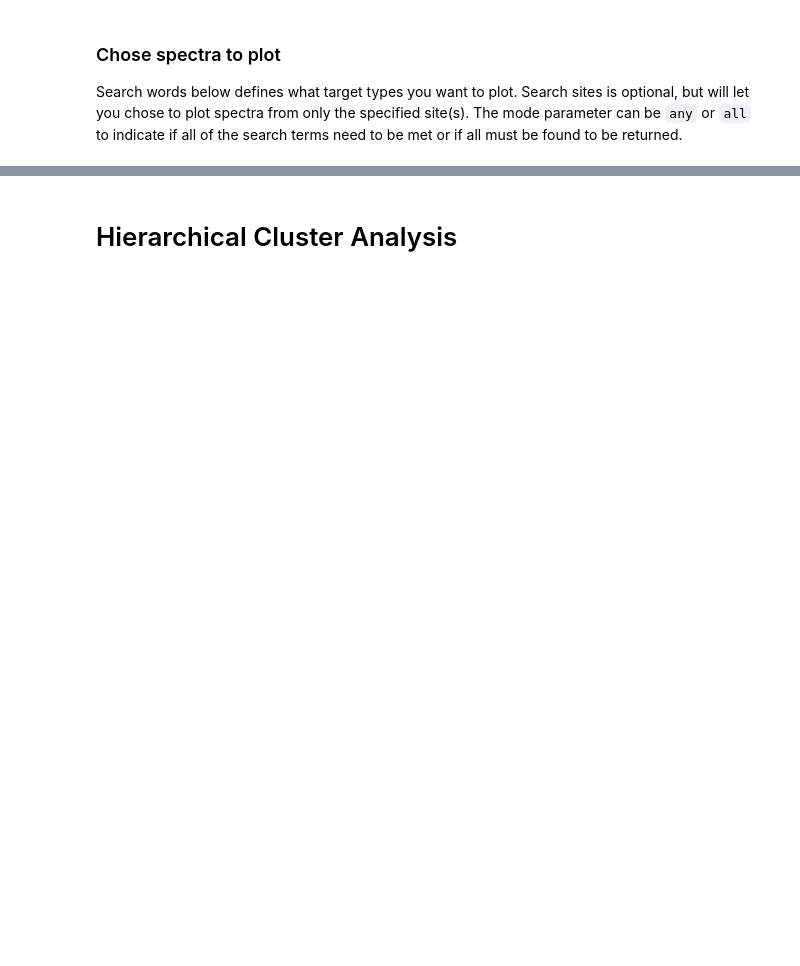
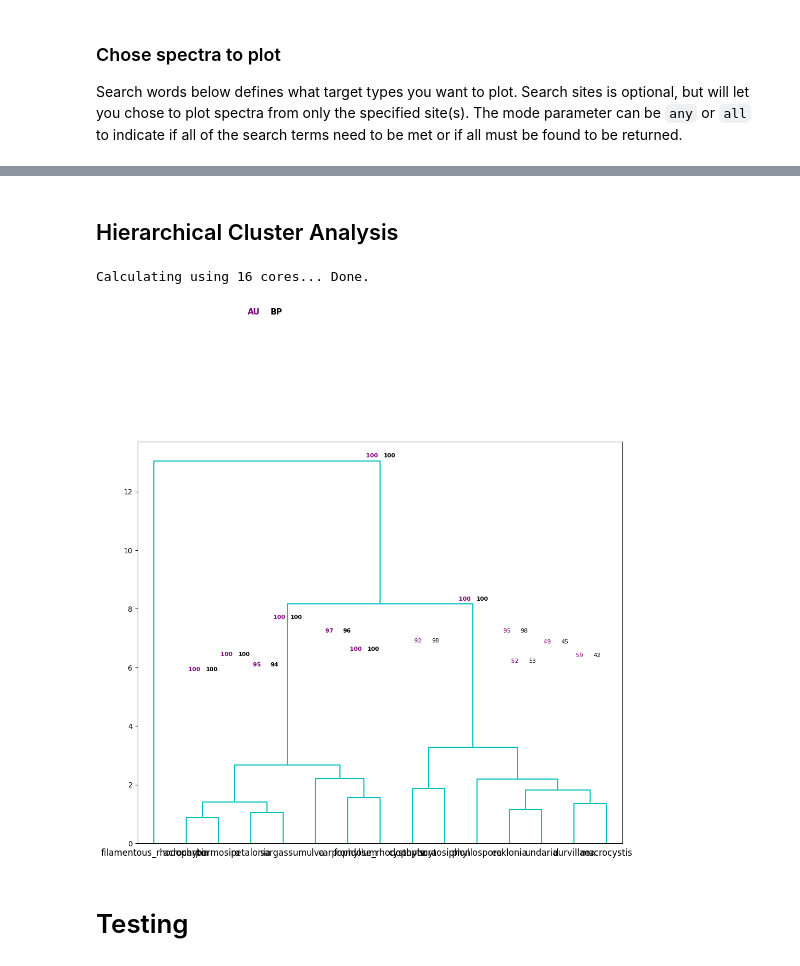
Before and after one commit to uqgrowan/Spectral-Separability-Analysis, a Jupyter notebook: spectral_separability.ipynb, the cells around one changed output, grey strips where cells are left out. Drawn from its saved outputs; the diff is of its cells as text; code cells hidden in the pictures; blank space fills up the shorter version.

Commit message:
Fixed filtering
Fixed index errors in filtering. Added HCA to spectral separability notebook.

```diff
--- a/spectral_separability.ipynb
+++ b/spectral_separability.ipynb
@@ -83,11 +31,11 @@ import speca.visualizing as sv
 path = r"C:\Users\s4770224\Documents\coding\Spectral_analysis\Combined_analysis\MEL_NZ_TAS_spectra.csv"
 bad_bands_list = list(map(str,(range(753, 769))))
 scaler = "standard"
-target_scheme = "all"
+target_scheme = "all_macros"
 target_sites = None
 target_setup = None
-start_nm = 400
-end_nm = 900
+start_nm = 460
+end_nm = 925
 # %%
 #Run the preprocessing chain
 prepper = prep.PreprocessRefl(data_path = path,
@@ -99,6 +47,6 @@ prepper = prep.PreprocessRefl(data_path = path,
                               start_nm = start_nm,
                               end_nm = end_nm)
 prepper.default_chain()
-spectra_prepped = prepper.spectra
-labels_prepped = prepper.labels
+spectra_prepped = prepper.spectra_norm
+labels_prepped = prepper.labels_filtered
 # %% [output]
@@ -133,2 +80,22 @@ vizer.plot_search_terms(search_words= search_words, mode = any, search_sites = s
 # %% [markdown]
-# Hierarchical Cluster Analysis
+## Hierarchical Cluster Analysis
+# %%
+# Calculate class means for clustering
+class_means = aux.calc_class_averages(spectra_prepped,
+                                      labels_prepped,
+                                      label_col="Class")
+# %%
+# Chose data to cluster
+clust_data = class_means
+
+# Perform clustering
+pv = pvclust.PvClust(clust_data.T, method = "ward", metric = "euclidean", nboot = 10000, parallel = True)
+# %% [output]
+Calculating using 16 cores... Done.
+# %%
+# Plot dendrogram
+pv.plot(labels= clust_data.index.to_list())
+# %% [output]
+[figure, added]
+# %% [markdown]
+# Testing
```
Also changed, not shown: parts of 17 cells of this notebook, 5 other files.
